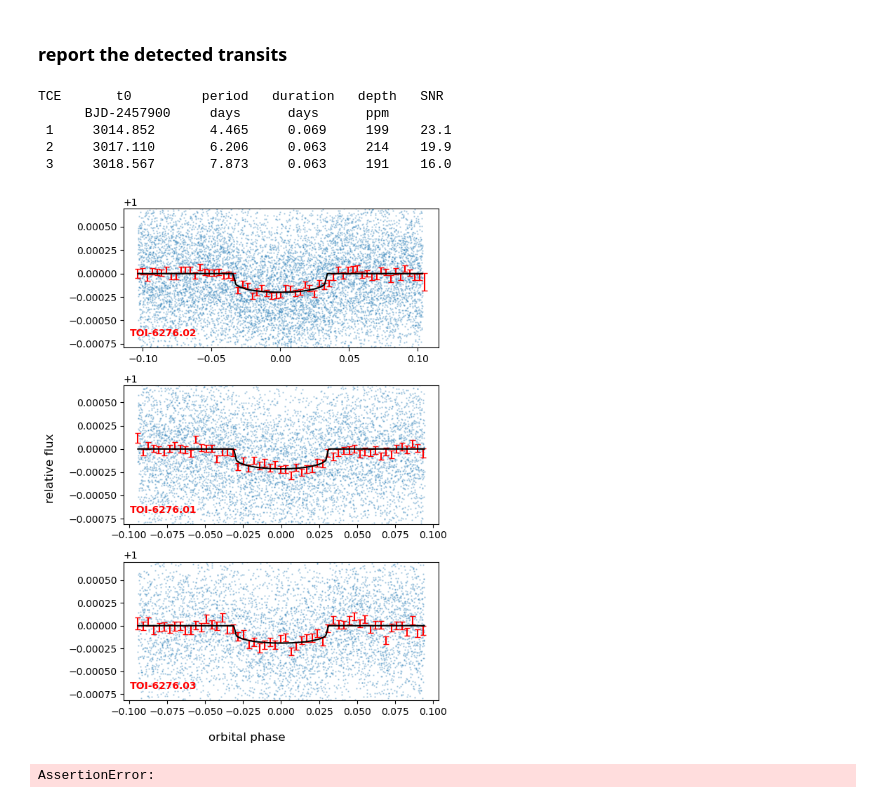
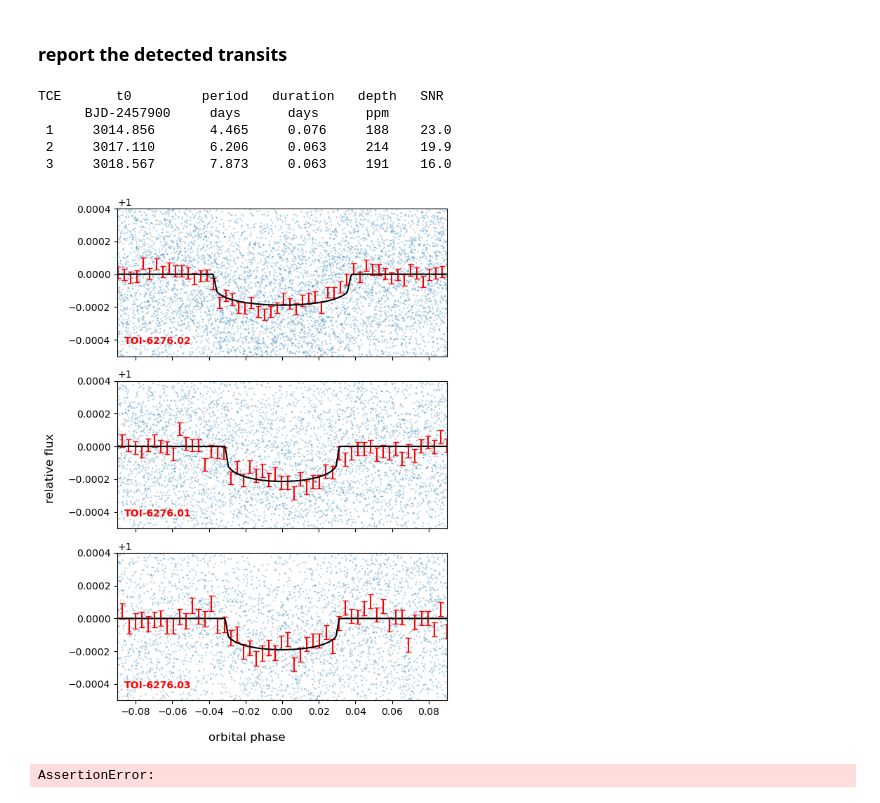
Before and after one commit to leigh2/cetra, a Jupyter notebook: examples/HD101581.ipynb, the cells around one changed output. Saved outputs shown, nothing was run; the diff lists cells and outputs as text; code cells hidden in the pictures.

```diff
--- a/examples/HD101581.ipynb
+++ b/examples/HD101581.ipynb
@@ -6,7 +6,7 @@ from mpl_toolkits.axes_grid1 import make_axes_locatable
 from scipy.interpolate import interp1d
 from cetra import LightCurve, TransitModel, TransitDetector, concatenate_lightcurves
 # %%
-save_figures = False
+save_figures = True
 # %% [markdown]
 ## read the transit model
 # %% [raw]
@@ -86,8 +86,8 @@ for i, url in enumerate(tess_URLs):
     # make plots
     axis[0].scatter(td.lc.time, td.lc.offset_flux, s=0.5, c=colors[i], label=labels[i])
     axis[0].plot(td.lc.time[np.isfinite(td.lc.offset_flux_error)], td.lc.offset_trend[np.isfinite(td.lc.offset_flux_error)], lw=1, c='k', label=tlab[i])
-    axis[1].scatter(td.lc.time, td.lc.offset_flux - td.lc.offset_trend, s=0.5, c=colors[i], label=labels[i])
-    axis[1].scatter(td.lc.time[tm>0], td.lc.offset_flux[tm>0] - td.lc.offset_trend[tm>0], c='k', s=0.5, label=trlab[i])
+    axis[1].scatter(td.lc.time, 1 - (td.lc.flux / (1 - td.lc.offset_trend)), s=0.5, c=colors[i], label=labels[i])
+    axis[1].scatter(td.lc.time[tm>0], 1 - (td.lc.flux / (1 - td.lc.offset_trend))[tm>0], c='k', s=0.5, label=trlab[i])
 
     LCs.append(td.lc.copy())
 
@@ -358,11 +358,11 @@ for n, TCE in enumerate(TCEs):
 # %% [output]
 TCE       t0         period   duration   depth   SNR
       BJD-2457900     days      days      ppm
- 1     3014.852       4.465     0.069     199    23.1
+ 1     3014.856       4.465     0.076     188    23.0
  2     3017.110       6.206     0.063     214    19.9
  3     3018.567       7.873     0.063     191    16.0
 # %%
-fig, axes = plt.subplots(nrows=3, ncols=1, figsize=(6, 8))
+fig, axes = plt.subplots(nrows=3, ncols=1, sharex=True, figsize=(6, 8))
 names = ["TOI-6276.02", "TOI-6276.01", "TOI-6276.03"]
 for n, TCE in enumerate(TCEs):
     phase, model = tmodel.get_model_lc(LC.time, TCE)
@@ -374,36 +374,36 @@ for n, TCE in enumerate(TCEs):
                      fluxes=1-(LC.offset_flux - LC.offset_trend)[plotsel],
                      flux_errors=LC.offset_flux_error[plotsel],
                      resample_cadence=300., verbose=False
                     )
 
     plt.sca(axes[n])
     plt.scatter(phase[plotsel], 1 - (LC.offset_flux - LC.offset_trend)[plotsel], s=0.5, alpha=0.3)
     plt.errorbar(_LC.time, 1 - _LC.offset_flux, yerr=_LC.offset_flux_error, fmt=',', c='r', capsize=3)
 
     xx = phase[plotsel]
     order = np.argsort(xx)
     yy = model[plotsel][order]
     xx = xx[order]
 
     plt.plot(xx, yy, zorder=100, c='k', lw=1.5)
 
-    vmin, vmax = np.nanpercentile(1 - (LC.offset_flux - LC.offset_trend)[plotsel], [5,95])
-    plt.ylim(vmin, vmax)
+    plt.ylim(1-0.0005, 1+0.0004)
+    plt.xlim(-0.09, 0.09)
 
     axes[n].text(0.02, 0.1, names[n], c='red',
                  horizontalalignment='left',
                  verticalalignment='center',
                  transform = axes[n].transAxes,
                 weight='bold')
 
 fig.supylabel('relative flux')
 fig.supxlabel('orbital phase')
 plt.tight_layout()
 if save_figures:
     plt.savefig("fig_HD101581_TCEs.png", dpi=150, bbox_inches='tight')
 plt.show()
 # %% [output]
-[figure, old version]
+[figure, new version]
 # %%
 assert False  # comment out to run the TLS benchmarking ahead
 # %% [output]
```
Also changed, not shown: parts of 7 cells of this notebook, 1 other file.
